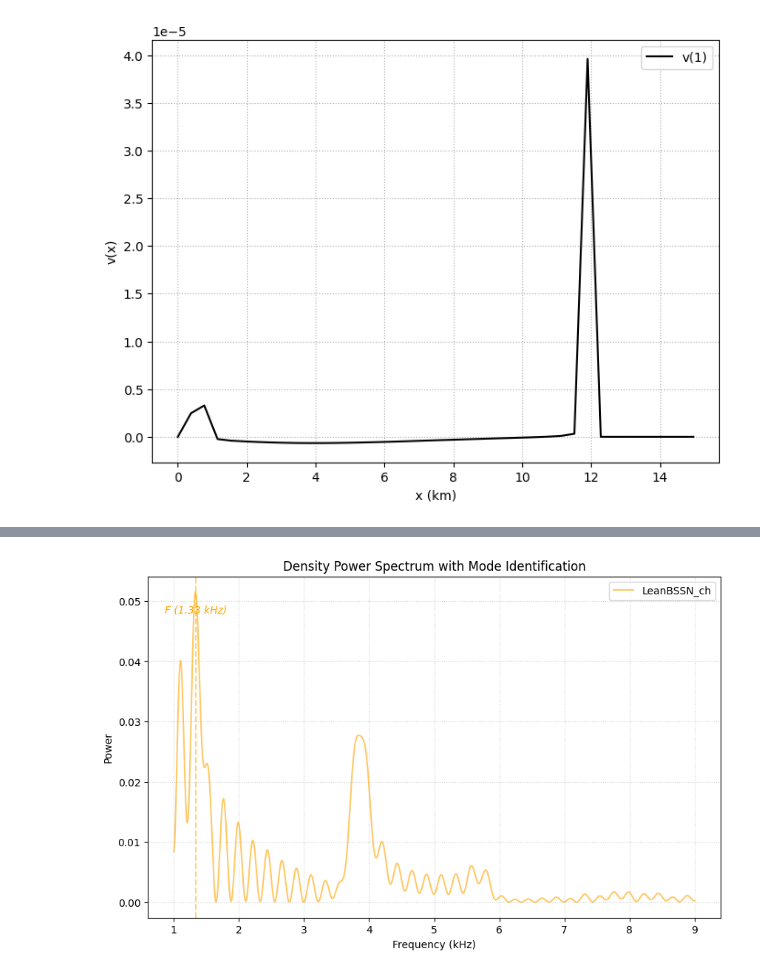
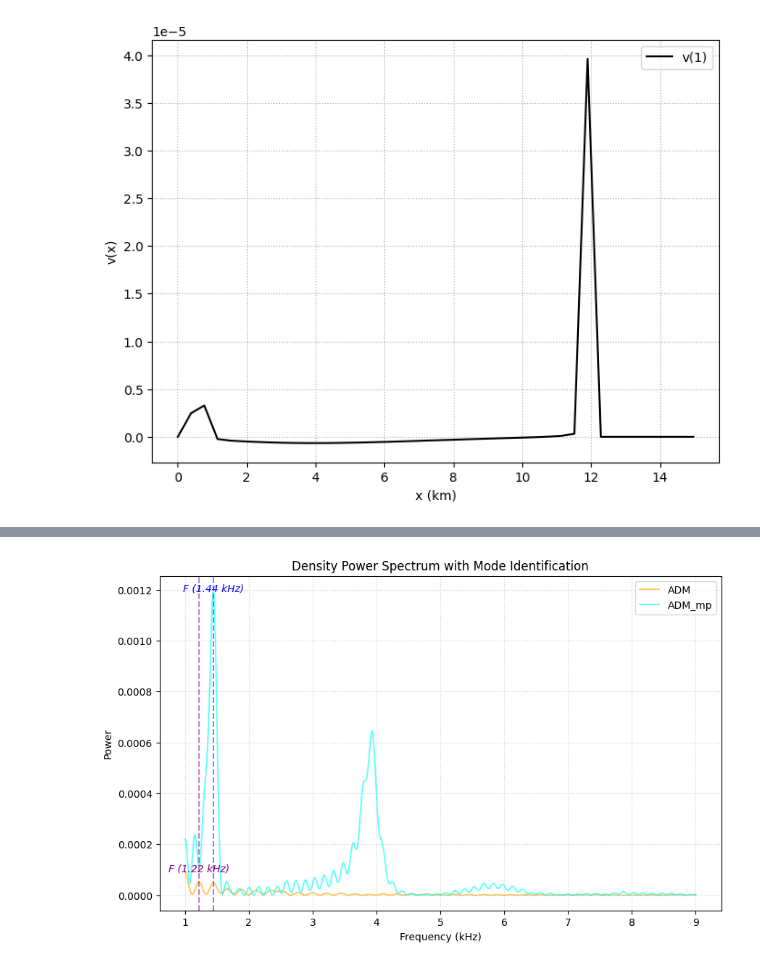
Before and after one commit to harsh-c0ds/My-Work, a Jupyter notebook: TOV/mode_ext.ipynb, the cells around one changed output, grey strips where cells are left out. Drawn from its saved outputs; the diff is of its cells as text; code cells hidden in the pictures.

```diff
--- a/TOV/mode_ext.ipynb
+++ b/TOV/mode_ext.ipynb
@@ -420,6 +478,7 @@ rho_adm = rho_all_P[ik]
 
 lim_adm = (t_adm >= 0.5) & (t_adm <= 5)
 
+
 # t_l = t_l[lim_l]
 # rho_l = rho_l[lim_l]
 # rho_l = rho_l/rho_l[0]  # normalize density
@@ -449,14 +508,13 @@ lim_adm = (t_adm >= 0.5) & (t_adm <= 5)
 
 t_adm = t_adm[lim_adm]
 rho_adm = rho_adm[lim_adm]
-rho_adm = rho_adm/rho_adm[0]  # normalize density
 
 
 plt.figure(figsize=(10,6))
 # plt.plot(t_l, rho_l, label="LeanBSSN_low", color="blue", alpha=0.6)
 # plt.plot(t_m, rho_m, label="LeanBSSN_mid", color="green", alpha=0.6)
 # plt.plot(t_h, rho_h, label="LeanBSSN_high", color="red", alpha=0.6)
-# plt.plot(t_ch, rho_ch, label="LeanBSSN_ch", color="orange", alpha=0.6)
+# plt.plot(t_ch, rhpo_ch, label="LeanBSSN_ch", color="orange", alpha=0.6)
 # plt.plot(t_b, rho_b, label="LeanBSSN_beta_0.5", color="purple", alpha=0.6)
 # plt.plot(t_l_2, rho_l_2, label="LeanBSSN_KO", color="brown", alpha=0.6)
 plt.plot(t_adm, rho_adm, label="ADM", color="black", alpha=0.6)
@@ -475,9 +533,8 @@ plt.show()
 # freq_l, power_l = fourier_transform(t_l, rho_l)
 # freq_m, power_m = fourier_transform(t_m, rho_m)
 # freq_h, power_h = fourier_transform(t_h, rho_h)
-freq_ch, power_ch = fourier_transform(t_ch, rho_ch)
-#freq_adm, power_adm = fourier_transform(t_adm, rho_adm)
-
+#freq_ch, power_ch = fourier_transform(t_ch, rho_ch)
+freq_adm, power_adm = fourier_transform(t_adm, rho_adm)
 
 
 # peaks_l, properties = find_peaks(
@@ -494,25 +551,27 @@ freq_ch, power_ch = fourier_transform(t_ch, rho_ch)
 #     width=8,
 # )
 
-# peaks_h, properties = find_peaks(
-#     power_h,
-#     height=np.max(power_h) * 0.07,
-#     prominence=np.percentile(power_h, 95) * 0.35,
-#     width=8,
-# )
+peaks_adm, properties = find_peaks(
+    power_adm,
+    height=np.max(power_adm) * 0.07,
+    prominence=np.percentile(power_adm, 95) * 0.35,
+    width=8,
+)
 
-peaks_ch, properties = find_peaks(
-    power_ch,
-    height=np.max(power_ch) * 0.85,
-    prominence=np.percentile(power_ch, 95) * 0.35,
+peaks_p, properties = find_peaks(
+    power_p,
+    height=np.max(power_p) * 0.07,
+    prominence=np.percentile(power_p, 95) * 0.35,
     width=8,
 )
 
 # F_c_l = freq_l[peaks_l[0]]  # Frequency of fundamental mode in kHz
 # F_c_m = freq_m[peaks_m[0]]  # Frequency of fundamental mode in kHz
 # F_c_h = freq_h[peaks_h[0]]  # Frequency of fundamental mode in kHz
-F_c_h = freq_ch[peaks_ch[0]]  # Frequency of fundamental mode in kHz
+#F_c_h = freq_ch[peaks_ch[0]]  # Frequency of fundamental mode in kHz
 
+F_c_adm = freq_adm[peaks_adm[0]]  # Frequency of fundamental mode in kHz
+F_c_p = freq_p[peaks_p[0]]  # Frequency of fundamental mode in kHz
 labels = ["F"]
 
 # --- Plotting the Raw Comparison ---
@@ -522,27 +581,28 @@ plt.figure(figsize=(10, 6))
 # plt.plot(freq_l, power_l, alpha=0.6, color = "purple", label="LeanBSSN_low")
 # plt.plot(freq_m, power_m, alpha=0.6, color = "blue", label="LeanBSSN_mid")
 # plt.plot(freq_h, power_h, alpha=0.6, color = "green", label="LeanBSSN_high")
-plt.plot(freq_ch, power_ch, alpha=0.6, color = "orange", label="LeanBSSN_ch")
+plt.plot(freq_adm, power_adm, alpha=0.6, color = "orange", label="ADM")
+plt.plot(freq_p, power_p, alpha=0.6, color = "cyan", label="ADM_mp")
 # --- package peak information ---
 spectra = [
-    # {
-    #     "freq": freq_l,
-    #     "power": power_l,
-    #     "peaks": peaks_l,
-    #     "labels": labels,
-    #     "color": "purple",
-    #     "name": "LeanBSSN",
-    #     "yoffset": 10
-    # },
-    # {
-    #     "freq": freq_m,
-    #     "power": power_m,
-    #     "peaks": peaks_m,
-    #     "labels": labels,
-    #     "color": "blue",
-    #     "name": "LeanBSSN_mid",
-    #     "yoffset": 0
-    # },
+    {
+        "freq": freq_adm,
+        "power": power_adm,
+        "peaks": peaks_adm,
+        "labels": labels,
+        "color": "purple",
+        "name": "ADM",
+        "yoffset": 10
+    },
+    {
+        "freq": freq_p,
+        "power": power_p,
+        "peaks": peaks_p,
+        "labels": labels,
+        "color": "blue",
+        "name": "ADM_p",
+        "yoffset": 0
+    },
     # {
     #     "freq": freq_h,
     #     "power": power_h,
@@ -552,49 +612,49 @@ spectra = [
     #     "name": "LeanBSSN_high",
     #     "yoffset": -20
     # },
-    {
-        "freq": freq_ch,
-        "power": power_ch,
-        "peaks": peaks_ch,
-        "labels": labels,
-        "color": "orange",
-        "name": "LeanBSSN_ch",
-        "yoffset": -20
-    }
+    # {
+    #     "freq": freq_ch,
+    #     "power": power_ch,
+    #     "peaks": peaks_ch,
+    #     "labels": labels,
+    #     "color": "orange",
+    #     "name": "LeanBSSN_ch",
+    #     "yoffset": -20
+    # }
 ]
 
 # --- annotate peaks ---
 for spec in spectra:
     for i, peak_idx in enumerate(spec["peaks"][:len(spec["labels"])]):
         x = spec["freq"][peak_idx]
         y = spec["power"][peak_idx]
 
         plt.axvline(
             x=x,
             color=spec["color"],
             linestyle="--",
             alpha=0.5
         )
 
         plt.annotate(
             f"{spec['labels'][i]} ({x:.2f} kHz)",
             xy=(x, y),
             xytext=(0, spec["yoffset"]),
             textcoords="offset points",
             ha="center",
             fontstyle="italic",
             color=spec["color"]
         )
 
 plt.xlabel("Frequency (kHz)")
 plt.ylabel("Power")
 plt.title("Density Power Spectrum with Mode Identification")
 plt.legend()
 plt.grid(True, linestyle=":", alpha=0.6)
 #plt.savefig(output_dir+"lean_psd_beta_1.png")
 plt.show()
 # %% [output]
-[figure, old version]
+[figure, new version]
 # %%
 ### Eigenfunction Extraction ###
 
```
Also changed, not shown: parts of 3 cells of this notebook, 2 other files.
